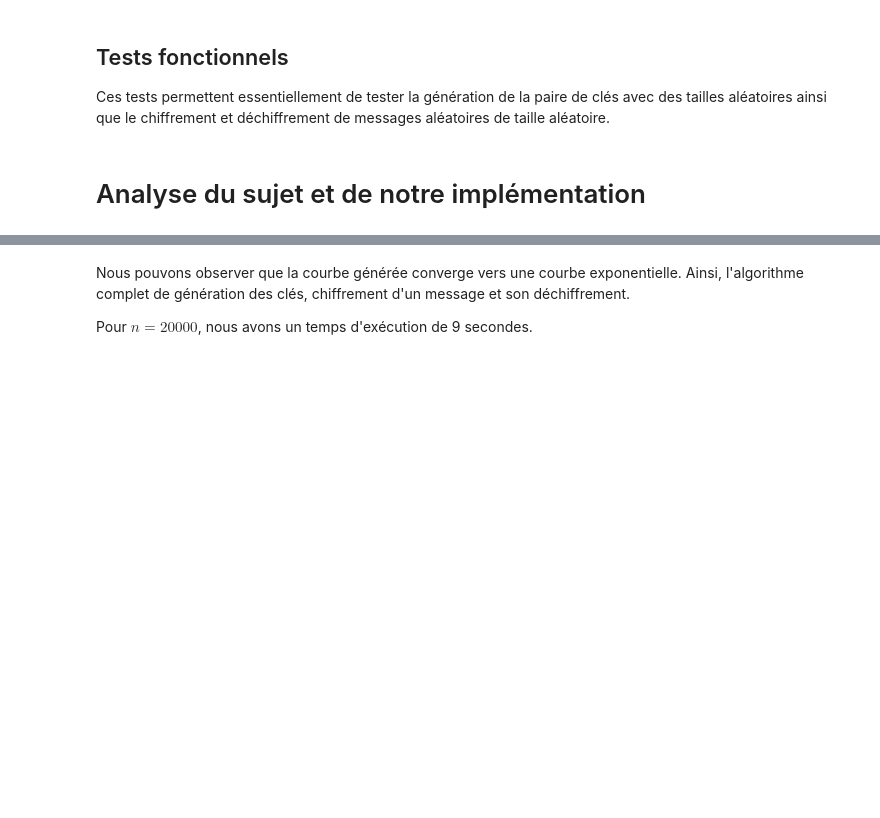
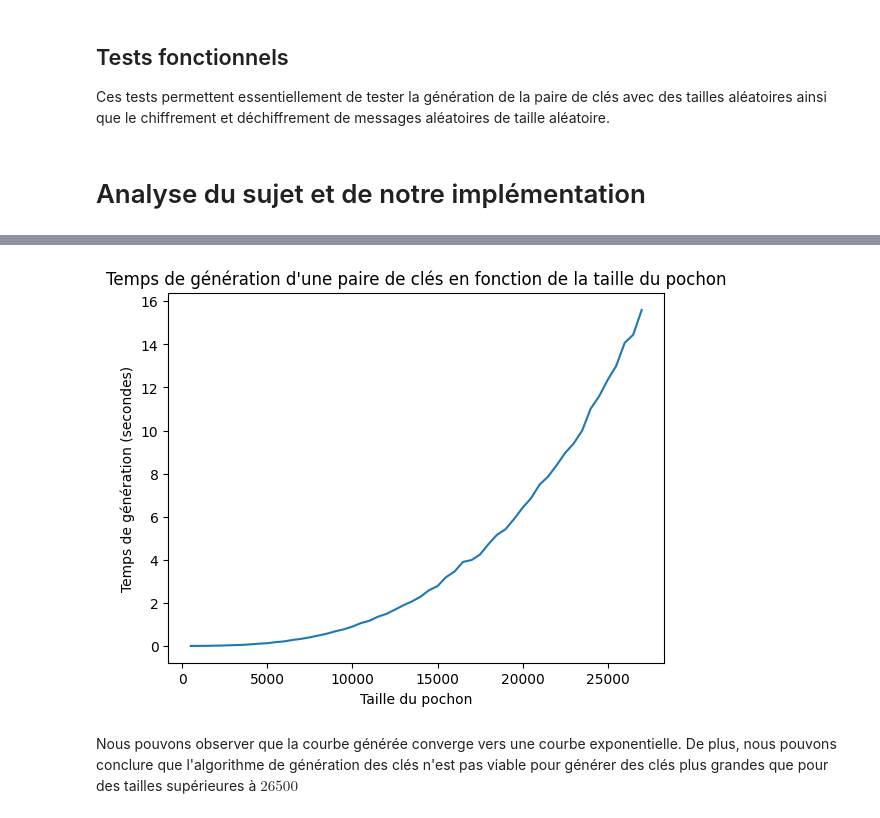
Before and after one commit to atari643/SAE_R3.09, a Jupyter notebook: rapport.ipynb, the cells around one changed output, grey strips where cells are left out. Saved outputs shown, nothing was run; the diff lists cells and outputs as text; code cells hidden in the pictures; blank space fills up the shorter version.

```diff
--- a/rapport.ipynb
+++ b/rapport.ipynb
@@ -359,5 +383,38 @@ bornes_kifli(20000, 1000)
+# %%
+def perf_gen_cles(n_deb, pas):
+    '''
+    Permet de tracer une courbe représentant le temps de génération d'une paire de clés en fonction de la taille du pochon.
+    Le temps maximale de génération d'une paire de clés est limité à 15 secondes.
+    Attention : cette fonction met environ 3m40s à s'exécuter.
+
+    Paramètres:
+        n_deb : la taille du pochon de la première clé générée
+        pas : pas correspondant à l'incrément de la taille du pochon
+    '''
+
+    temps = []
+    taille=[]
+    n = n_deb
+    while not temps or temps[-1] < 15  :
+        taille.append(n)
+        t1=time()
+        cle_privee = gen_cle_privee(taille[-1])
+        cle_publique = gen_cle_publique(cle_privee)
+        t2=time()
+        temps.append(t2-t1)
+        n += pas
+    plt.plot(taille, temps)
+    plt.xlabel("Taille du pochon")
+    plt.ylabel("Temps de génération (secondes)")
+    plt.title("Temps de génération d'une paire de clés en fonction de la taille du pochon")
+    plt.show()
+
+perf_gen_cles(500, 500)
+
+#perf_gen_cles(1000, 2000)
+# %% [output]
+[figure, added]
 # %% [markdown]
-Nous pouvons observer que la courbe générée converge vers une courbe exponentielle. Ainsi, l'algorithme complet de génération des clés, chiffrement d'un message et son déchiffrement.
-
-Pour $n = 20000$, nous avons un temps d'exécution de 9 secondes.
+Nous pouvons observer que la courbe générée converge vers une courbe exponentielle.
+De plus, nous pouvons conclure que l'algorithme de génération des clés n'est pas viable pour générer des clés plus grandes que pour des tailles supérieures à $26500$
 # %% [markdown]
```
Also changed, not shown: parts of 14 cells of this notebook.
